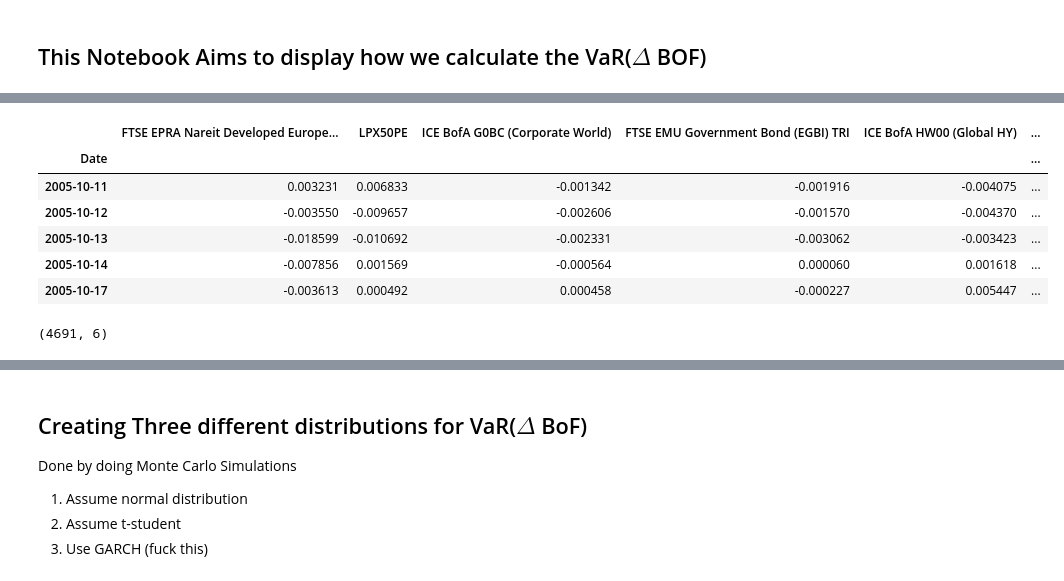
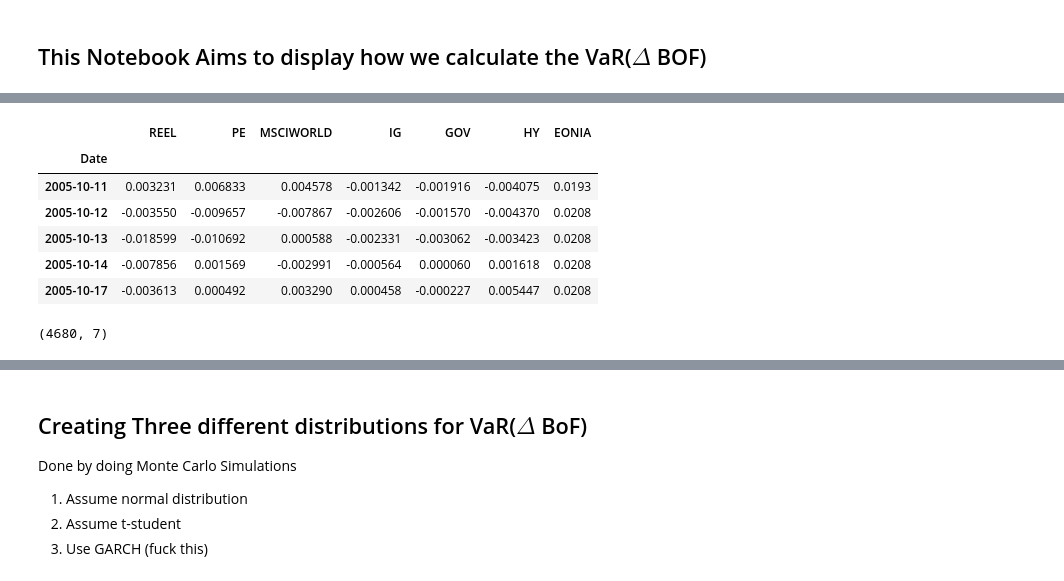
Before and after one commit to nickaskari/portfolio-opt-insurance, a Jupyter notebook: optimization/explore/bof_distribution.ipynb, the cells around one changed output, grey strips where cells are left out. Saved outputs shown, nothing was run; the diff lists cells and outputs as text; code cells hidden in the pictures.

Commit message:
added eonia

```diff
--- a/optimization/explore/bof_distribution.ipynb
+++ b/optimization/explore/bof_distribution.ipynb
@@ -9,7 +9,6 @@ from arch import arch_model
 ## This Notebook Aims to display how we calculate the VaR($\Delta$ BOF)
 # %%
 def fetch_data_df():
-    df = pd.read_csv('../../data/final_asset_classes.csv', index_col=0, parse_dates=True)
+    df = pd.read_csv('../../data/final_daily_returns_asset_classes.csv', index_col=0, parse_dates=True)
     df.index = pd.to_datetime(df.index)
-    #df = df.iloc[:, :6]
     return df
@@ -32,15 +15,15 @@ df.head()
 # %%
-returns_df = df.pct_change(fill_method=None).dropna()
+returns_df = fetch_data_df()
 returns_df.head()
 # %% [output]
-|  | FTSE EPRA Nareit Developed Europe... | LPX50PE | ICE BofA G0BC (Corporate World) | FTSE EMU Government Bond (EGBI) TRI | ICE BofA HW00 (Global HY) | ... |
-| Date |  |  |  |  |  | ... |
-| 2005-10-11 | 0.003231 | 0.006833 | -0.001342 | -0.001916 | -0.004075 | ... |
-| 2005-10-12 | -0.003550 | -0.009657 | -0.002606 | -0.001570 | -0.004370 | ... |
-| 2005-10-13 | -0.018599 | -0.010692 | -0.002331 | -0.003062 | -0.003423 | ... |
-| 2005-10-14 | -0.007856 | 0.001569 | -0.000564 | 0.000060 | 0.001618 | ... |
-| 2005-10-17 | -0.003613 | 0.000492 | 0.000458 | -0.000227 | 0.005447 | ... |
+|  | REEL | PE | MSCIWORLD | IG | GOV | HY | EONIA |
+| Date |  |  |  |  |  |  |  |
+| 2005-10-11 | 0.003231 | 0.006833 | 0.004578 | -0.001342 | -0.001916 | -0.004075 | 0.0193 |
+| 2005-10-12 | -0.003550 | -0.009657 | -0.007867 | -0.002606 | -0.001570 | -0.004370 | 0.0208 |
+| 2005-10-13 | -0.018599 | -0.010692 | 0.000588 | -0.002331 | -0.003062 | -0.003423 | 0.0208 |
+| 2005-10-14 | -0.007856 | 0.001569 | -0.002991 | -0.000564 | 0.000060 | 0.001618 | 0.0208 |
+| 2005-10-17 | -0.003613 | 0.000492 | 0.003290 | 0.000458 | -0.000227 | 0.005447 | 0.0208 |
 # %%
 returns_df.shape
 # %% [output]
-(4691, 6)
+(4680, 7)
```
Also changed, not shown: parts of 14 cells of this notebook, 10 other files.
